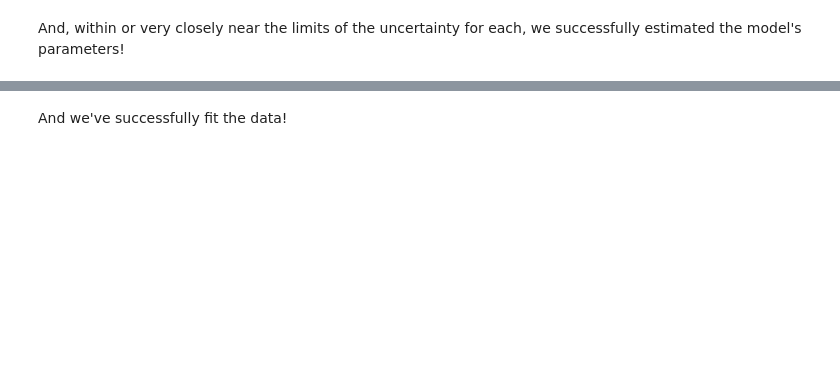
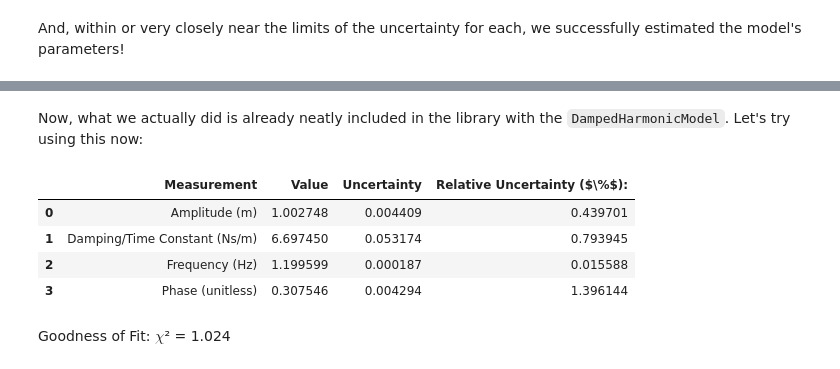
Before and after one commit to mufaro3/experimentalis, a Jupyter notebook: examples/Damped Harmonic Oscillator.ipynb, the cells around one changed output, grey strips where cells are left out. Drawn from its saved outputs; the diff is of its cells as text; code cells hidden in the pictures; blank space fills up the shorter version.

```diff
--- a/examples/Damped Harmonic Oscillator.ipynb
+++ b/examples/Damped Harmonic Oscillator.ipynb
@@ -84,2 +82,2 @@ display(result.autofit_graph)
 # %% [markdown]
-And we've successfully fit the data!
+Now, what we actually did is already neatly included in the library with the `DampedHarmonicModel`. Let's try using this now:
@@ -85,0 +91,10 @@ And we've successfully fit the data!
+# %%
+result2 = autofit(dataset, model2, graphing_options=g_opts)
+print_results(model2, result2, units=['m', 'Ns/m', 'Hz', 'unitless'])
+# %% [output]
+|  | Measurement | Value | Uncertainty | Relative Uncertainty ($\%$): |
+| 0 | Amplitude (m) | 1.002748 | 0.004409 | 0.439701 |
+| 1 | Damping/Time Constant (Ns/m) | 6.697450 | 0.053174 | 0.793945 |
+| 2 | Frequency (Hz) | 1.199599 | 0.000187 | 0.015588 |
+| 3 | Phase (unitless) | 0.307546 | 0.004294 | 1.396144 |
+Goodness of Fit: $\chi$² = 1.024
```
Also changed, not shown: parts of 7 cells of this notebook, 32 other files.
